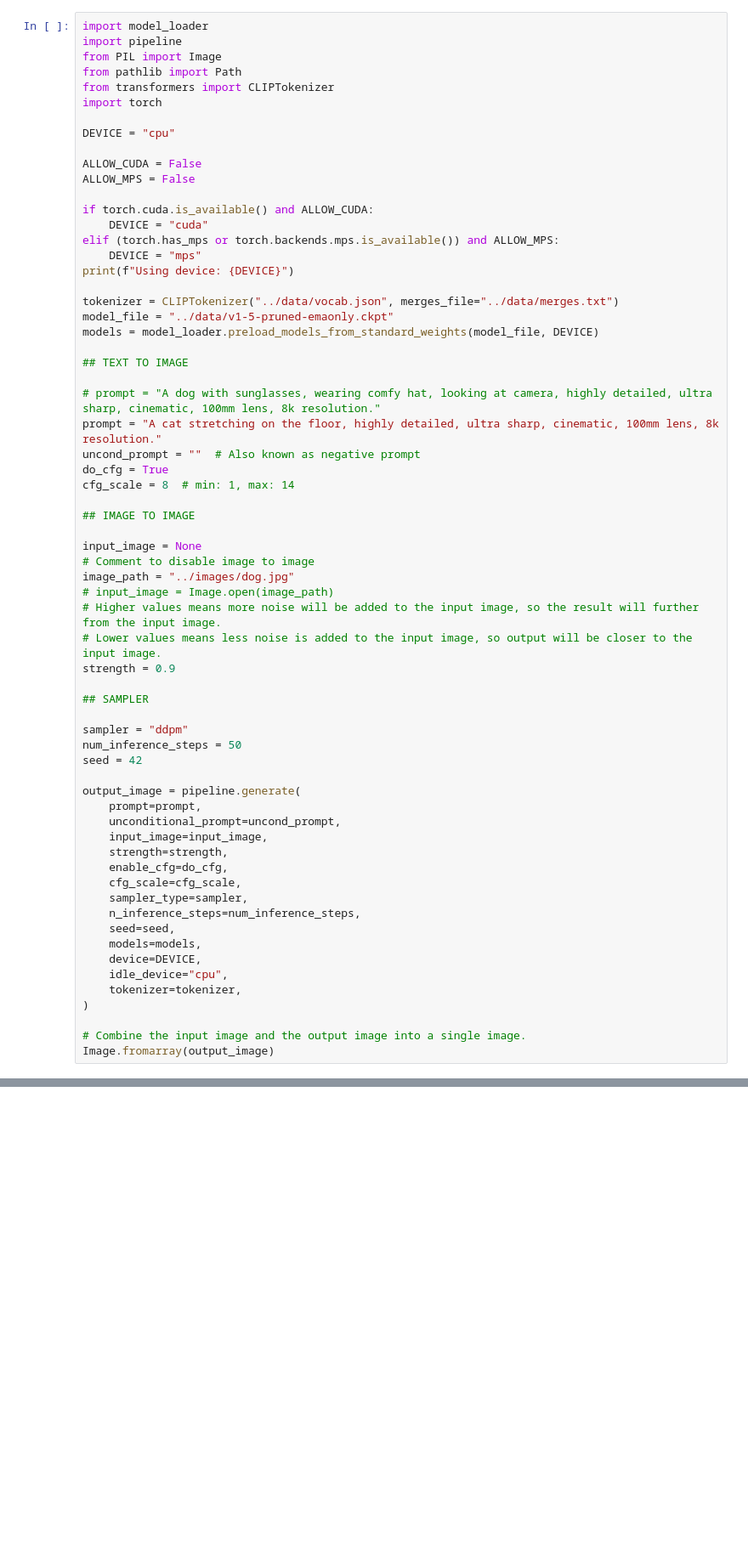
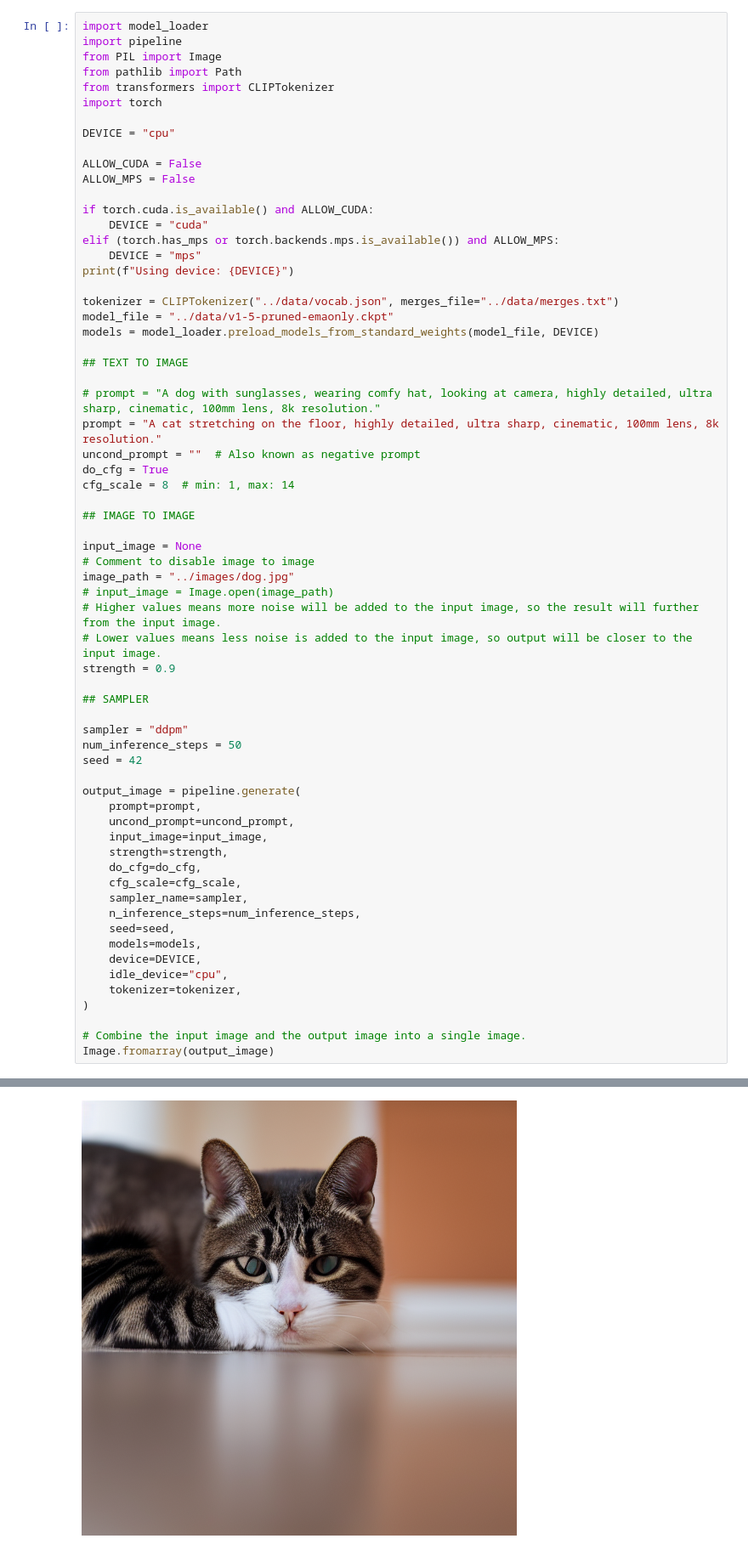
Before and after one commit to clee421/machine-learning, a Jupyter notebook: stable-diffusion/model/demo.ipynb, the cells around one changed output, grey strips where cells are left out. Shown at 85% size. Saved outputs shown, nothing was run; the diff lists cells and outputs as text; blank space fills up the shorter version.

```diff
--- a/stable-diffusion/model/demo.ipynb
+++ b/stable-diffusion/model/demo.ipynb
@@ -47,12 +47,12 @@ seed = 42
 
 output_image = pipeline.generate(
     prompt=prompt,
-    unconditional_prompt=uncond_prompt,
+    uncond_prompt=uncond_prompt,
     input_image=input_image,
     strength=strength,
-    enable_cfg=do_cfg,
+    do_cfg=do_cfg,
     cfg_scale=cfg_scale,
-    sampler_type=sampler,
+    sampler_name=sampler,
     n_inference_steps=num_inference_steps,
     seed=seed,
     models=models,
@@ -68,0 +68 @@ AttributeError: 'NoneType' object has no attribute 'dim'
+[figure, added]
```
Also changed, not shown: parts of 1 cell of this notebook, 10 other files.
